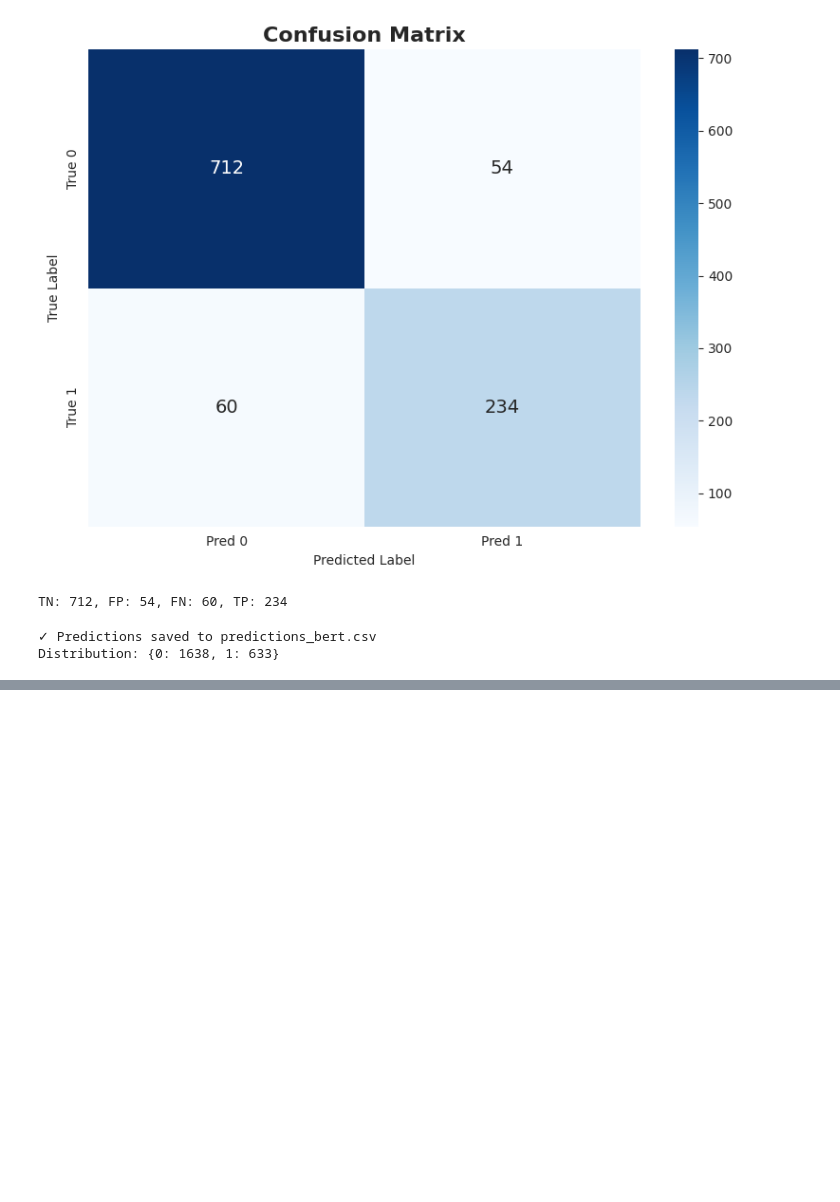
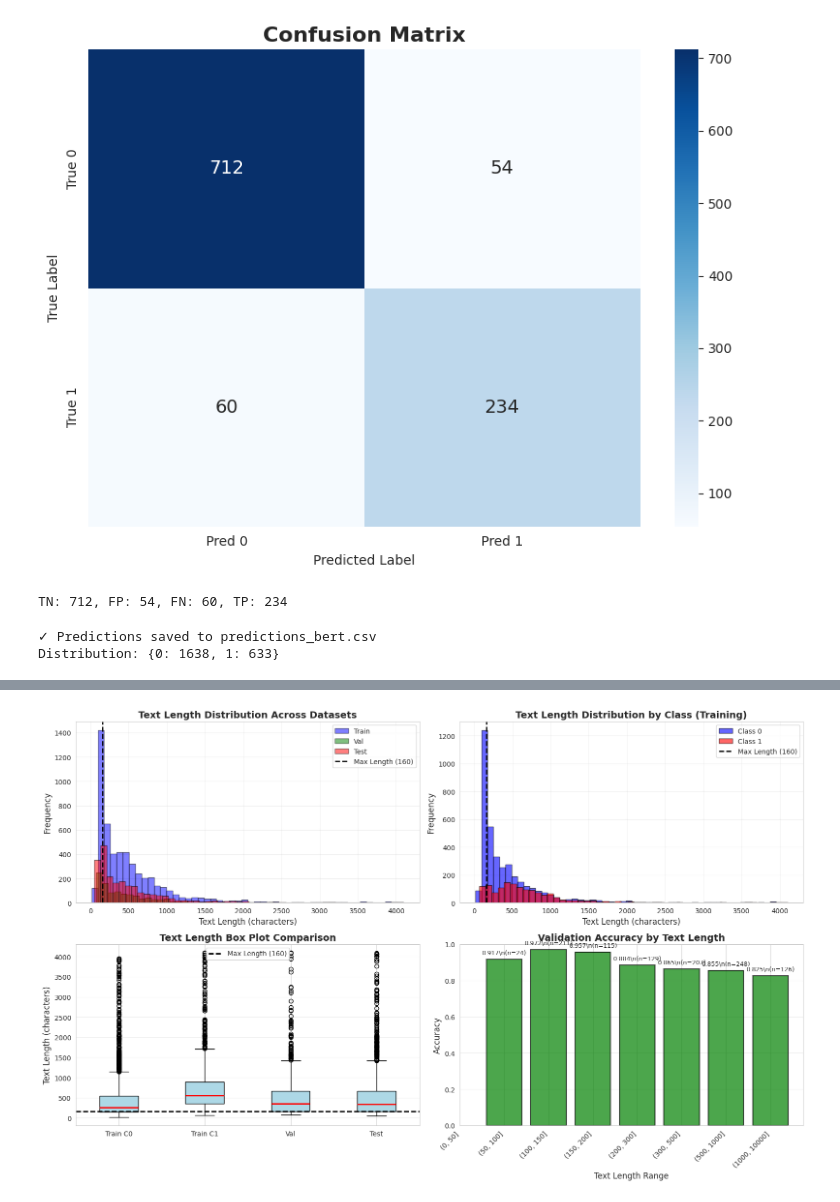
Before and after one commit to YuraSirenko/NULPMilitaryExperience, a Jupyter notebook: bert.ipynb, the cells around one changed output, grey strips where cells are left out. Cells and saved outputs as stored; diff of their text form; code cells hidden in the pictures; blank space fills up the shorter version.

```diff
--- a/bert.ipynb
+++ b/bert.ipynb
@@ -551,0 +838,78 @@ Distribution: {0: 1638, 1: 633}
+# %%
+# Text Length Analysis
+train_lengths = train_df['text'].str.len()
+val_text_df = pd.DataFrame({'text': val_texts, 'label': val_labels})
+val_lengths = val_text_df['text'].str.len()
+test_lengths = test_df['text'].str.len()
+
+fig, axes = plt.subplots(2, 2, figsize=(16, 10))
+
+# Overall length distribution
+axes[0, 0].hist(train_lengths, bins=50, alpha=0.5, label='Train', color='blue', edgecolor='black')
+axes[0, 0].hist(val_lengths, bins=50, alpha=0.5, label='Val', color='green', edgecolor='black')
+axes[0, 0].hist(test_lengths, bins=50, alpha=0.5, label='Test', color='red', edgecolor='black')
+axes[0, 0].axvline(x=MAX_LENGTH, color='black', linestyle='--', linewidth=2, label=f'Max Length ({MAX_LENGTH})')
+axes[0, 0].set_xlabel('Text Length (characters)', fontsize=12)
+axes[0, 0].set_ylabel('Frequency', fontsize=12)
+axes[0, 0].set_title('Text Length Distribution Across Datasets', fontsize=14, fontweight='bold')
+axes[0, 0].legend()
+axes[0, 0].grid(alpha=0.3)
+
+# Length by class (training data)
+train_class_0_lengths = train_df[train_df['new_label'] == 0]['text'].str.len()
+train_class_1_lengths = train_df[train_df['new_label'] == 1]['text'].str.len()
+axes[0, 1].hist(train_class_0_lengths, bins=50, alpha=0.6, label='Class 0', color='blue', edgecolor='black')
+axes[0, 1].hist(train_class_1_lengths, bins=50, alpha=0.6, label='Class 1', color='red', edgecolor='black')
+axes[0, 1].axvline(x=MAX_LENGTH, color='black', linestyle='--', linewidth=2, label=f'Max Length ({MAX_LENGTH})')
+axes[0, 1].set_xlabel('Text Length (characters)', fontsize=12)
+axes[0, 1].set_ylabel('Frequency', fontsize=12)
+axes[0, 1].set_title('Text Length Distribution by Class (Training)', fontsize=14, fontweight='bold')
+axes[0, 1].legend()
+axes[0, 1].grid(alpha=0.3)
+
+# Box plot comparison
+data_for_box = [train_class_0_lengths, train_class_1_lengths, val_lengths, test_lengths]
+axes[1, 0].boxplot(data_for_box, labels=['Train C0', 'Train C1', 'Val', 'Test'], patch_artist=True,
+                   boxprops=dict(facecolor='lightblue', color='black'),
+                   medianprops=dict(color='red', linewidth=2))
+axes[1, 0].axhline(y=MAX_LENGTH, color='black', linestyle='--', linewidth=2, label=f'Max Length ({MAX_LENGTH})')
+axes[1, 0].set_ylabel('Text Length (characters)', fontsize=12)
+axes[1, 0].set_title('Text Length Box Plot Comparison', fontsize=14, fontweight='bold')
+axes[1, 0].grid(alpha=0.3, axis='y')
+axes[1, 0].legend()
+
+# Error analysis by text length
+val_text_df['length'] = val_lengths.values
+val_text_df['pred'] = val_preds
+val_text_df['correct'] = val_text_df['label'] == val_text_df['pred']
+
+length_bins = [0, 50, 100, 150, 200, 300, 500, 1000, 10000]
+val_text_df['length_bin'] = pd.cut(val_text_df['length'], bins=length_bins)
+accuracy_by_length = val_text_df.groupby('length_bin')['correct'].agg(['mean', 'count'])
+
+axes[1, 1].bar(range(len(accuracy_by_length)), accuracy_by_length['mean'],
+               color='green', alpha=0.7, edgecolor='black', linewidth=1.5)
+axes[1, 1].set_xticks(range(len(accuracy_by_length)))
+axes[1, 1].set_xticklabels([str(interval) for interval in accuracy_by_length.index], rotation=45, ha='right')
+axes[1, 1].set_ylabel('Accuracy', fontsize=12)
+axes[1, 1].set_xlabel('Text Length Range', fontsize=12)
+axes[1, 1].set_title('Validation Accuracy by Text Length', fontsize=14, fontweight='bold')
+axes[1, 1].set_ylim([0, 1])
+axes[1, 1].grid(alpha=0.3, axis='y')
+
+# Add count labels
+for i, (acc, count) in enumerate(zip(accuracy_by_length['mean'], accuracy_by_length['count'])):
+    axes[1, 1].text(i, acc + 0.02, f'{acc:.3f}\\n(n={count})', ha='center', va='bottom', fontsize=9)
+
+plt.tight_layout()
+plt.show()
+
+print(f'Train - Mean: {train_lengths.mean():.1f}, Median: {train_lengths.median():.1f}, Max: {train_lengths.max()}')
+print(f'Val   - Mean: {val_lengths.mean():.1f}, Median: {val_lengths.median():.1f}, Max: {val_lengths.max()}')
+print(f'Test  - Mean: {test_lengths.mean():.1f}, Median: {test_lengths.median():.1f}, Max: {test_lengths.max()}')
+print(f'\\nTexts exceeding MAX_LENGTH ({MAX_LENGTH}):')
+print(f'  Train: {(train_lengths > MAX_LENGTH).sum()} ({100*(train_lengths > MAX_LENGTH).mean():.2f}%)')
+print(f'  Val:   {(val_lengths > MAX_LENGTH).sum()} ({100*(val_lengths > MAX_LENGTH).mean():.2f}%)')
+print(f'  Test:  {(test_lengths > MAX_LENGTH).sum()} ({100*(test_lengths > MAX_LENGTH).mean():.2f}%)')
+# %% [output]
+[figure, added]
```
Also changed, not shown: parts of 11 cells of this notebook, 7 other files.
